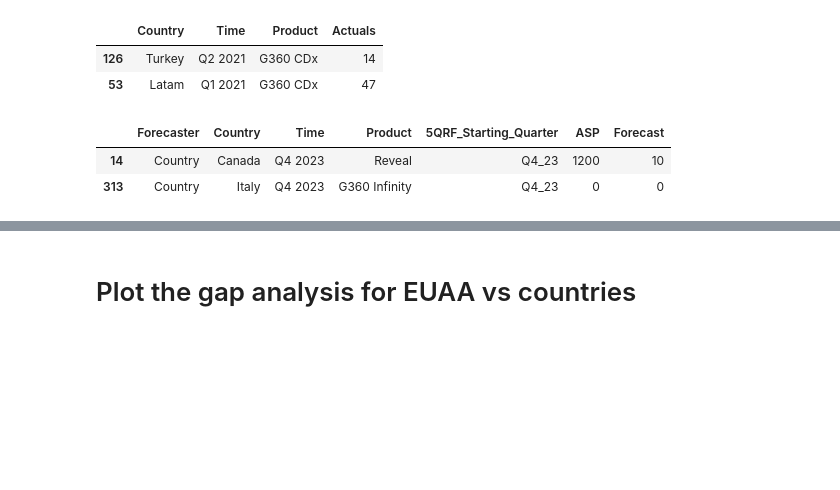
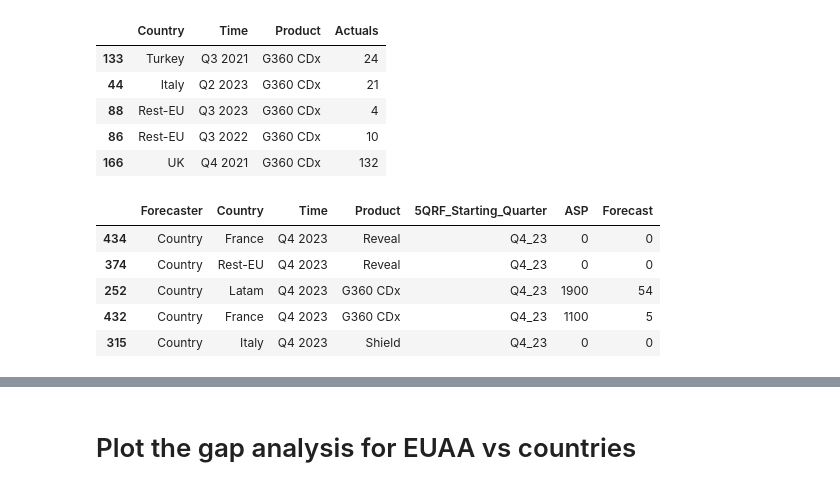
Before and after one commit to aws-silver-surfer/Prod_Dashboards, a Jupyter notebook: Source/difference.ipynb, the cells around one changed output, grey strips where cells are left out. Cells and saved outputs as stored; diff of their text form; code cells hidden in the pictures; blank space fills up the shorter version.

```diff
--- a/Source/difference.ipynb
+++ b/Source/difference.ipynb
@@ -119,18 +194,25 @@ all_commercial = all_data[all_data["Type"] == "Commercial"]
 #Group the sales data by country, quarter and product
 commercial_grouped = all_commercial.groupby(["Forecast_Region","Time", "Product"])["Actuals"].sum().reset_index()
 commercial_grouped = commercial_grouped.rename(columns={"Forecast_Region":"Country"})
-commercial_grouped.sample(2)
+commercial_grouped["Product"] = commercial_grouped["Product"].map(product_dict)
+commercial_grouped.sample(5)
 # %% [output]
 |  | Country | Time | Product | Actuals |
-| 126 | Turkey | Q2 2021 | G360 CDx | 14 |
-| 53 | Latam | Q1 2021 | G360 CDx | 47 |
+| 133 | Turkey | Q3 2021 | G360 CDx | 24 |
+| 44 | Italy | Q2 2023 | G360 CDx | 21 |
+| 88 | Rest-EU | Q3 2023 | G360 CDx | 4 |
+| 86 | Rest-EU | Q3 2022 | G360 CDx | 10 |
+| 166 | UK | Q4 2021 | G360 CDx | 132 |
 # %%
 #Plot the forecast data structure
-Q4_2023_forecast.sample(2)
+Q4_2023_forecast.sample(5)
 # %% [output]
 |  | Forecaster | Country | Time | Product | 5QRF_Starting_Quarter | ASP | Forecast |
-| 14 | Country | Canada | Q4 2023 | Reveal | Q4_23 | 1200 | 10 |
-| 313 | Country | Italy | Q4 2023 | G360 Infinity | Q4_23 | 0 | 0 |
+| 434 | Country | France | Q4 2023 | Reveal | Q4_23 | 0 | 0 |
+| 374 | Country | Rest-EU | Q4 2023 | Reveal | Q4_23 | 0 | 0 |
+| 252 | Country | Latam | Q4 2023 | G360 CDx | Q4_23 | 1900 | 54 |
+| 432 | Country | France | Q4 2023 | G360 CDx | Q4_23 | 1100 | 5 |
+| 315 | Country | Italy | Q4 2023 | Shield | Q4_23 | 0 | 0 |
 # %%
 #Add the actual results to the forecast dataframe by merging both df
 results = pd.merge(Q4_2023_forecast, commercial_grouped, how = "left", on=["Country", "Time", "Product"])
```
Also changed, not shown: parts of 38 cells of this notebook, 11 other files.
